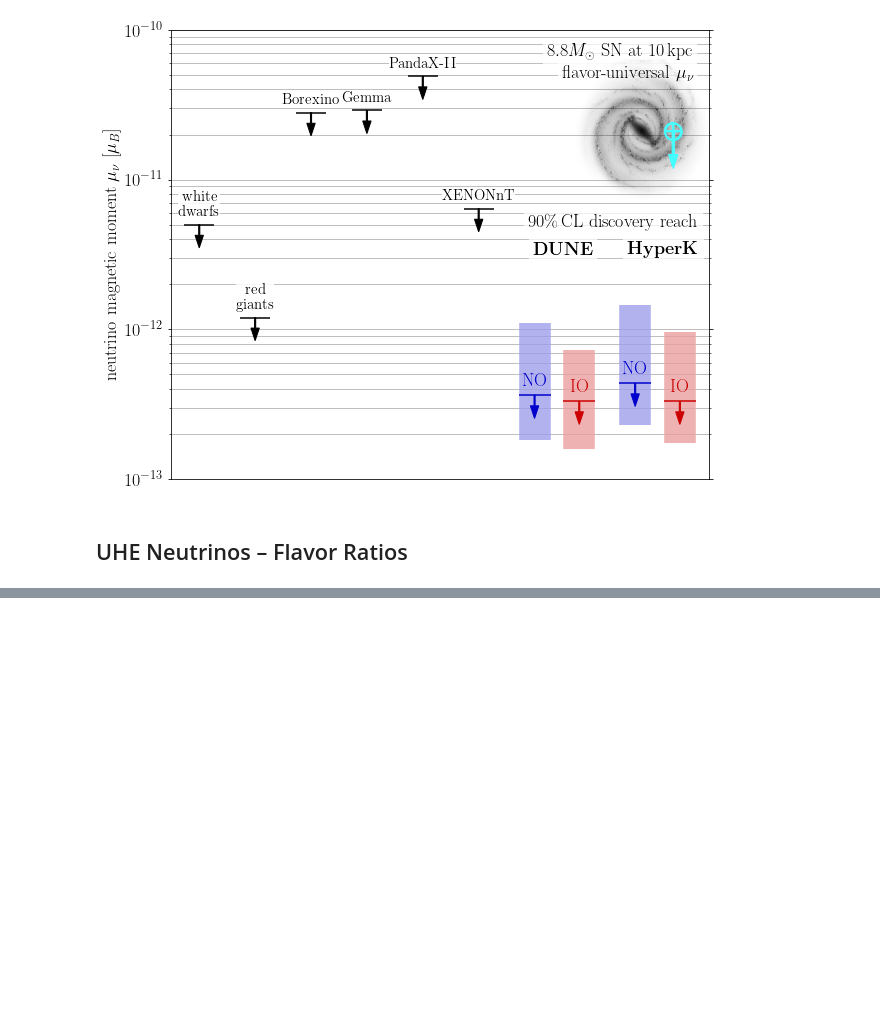
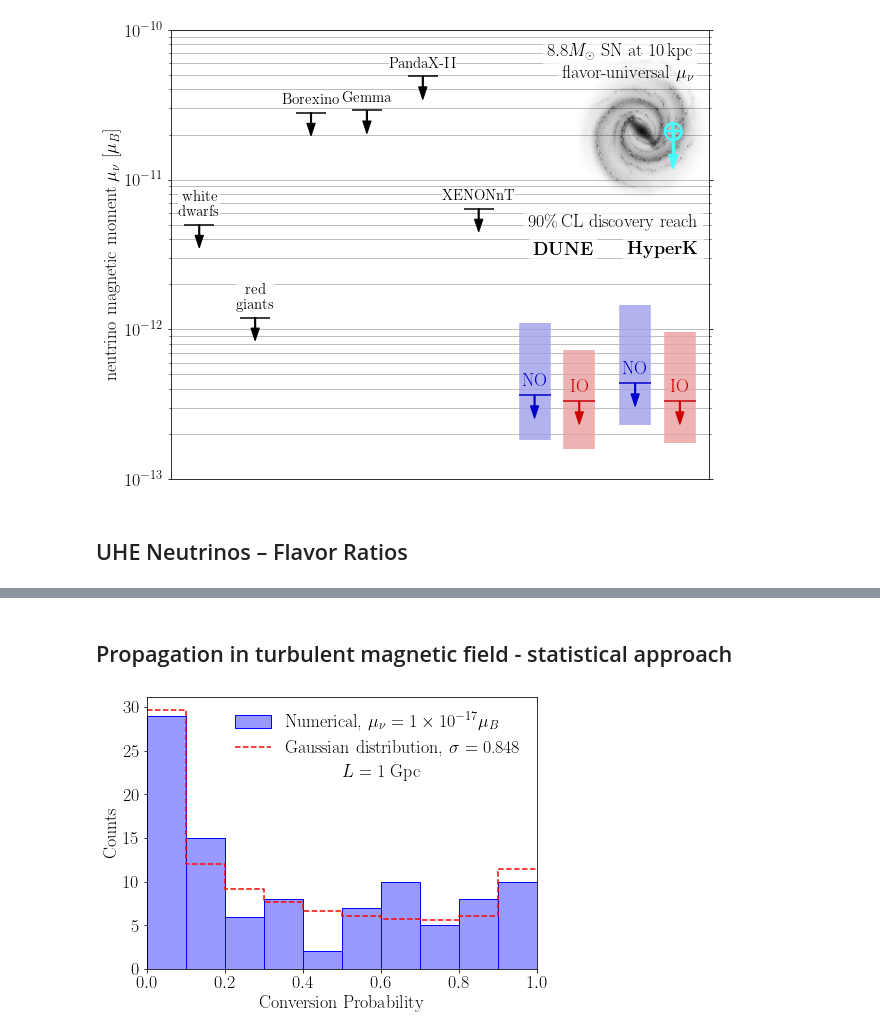
Before and after one commit to koppj/mm-astro-nu, a Jupyter notebook: mm-astro.ipynb, the cells around one changed output, grey strips where cells are left out. Drawn from its saved outputs; the diff is of its cells as text; code cells hidden in the pictures; blank space fills up the shorter version.

```diff
--- a/SN_detection_turbulent.ipynb
+++ b/mm-astro.ipynb
@@ -1102,0 +1023,2 @@ for j, cm in zip(range(1,3), [cmbl, cmgr]):
+# %% [markdown]
+## Propagation in turbulent magnetic field - statistical approach
@@ -1102,0 +1045,62 @@ for j, cm in zip(range(1,3), [cmbl, cmgr]):
+# %%
+xs = np.linspace(0,1,11)
+def fit_gauss(i, sigma):
+    return np.array([100*integrate.quad(lambda x: gauss_pdf(x, sigma), xs[j], xs[j+1], points=[0, 1])[0]/
+                     integrate.quad(lambda x: gauss_pdf(x, sigma), xs[0], xs[10], points=[0, 1])[0]
+                     for j in range(10)])[i.astype(int)]
+def fit_binomial(i, sigma):
+    return np.array([100*integrate.quad(lambda x: binomial_pdf(x, sigma), xs[j], xs[j+1], points=[0, 1])[0]/
+                     integrate.quad(lambda x: binomial_pdf(x, sigma), xs[0], xs[10], points=[0, 1])[0]
+                     for j in range(10)])[i.astype(int)]
+def fit_uniform(i, sigma):
+    return np.array([100*integrate.quad(lambda x: uniform_pdf(x, sigma), xs[j], xs[j+1], points=[0, 1])[0]/
+                     integrate.quad(lambda x: uniform_pdf(x, sigma), xs[0], xs[10], points=[0, 1])[0]
+                     for j in range(10)])[i.astype(int)]
+# %%
+mu_n = 1e-16
+res=np.array([p.P_osc_extragal_2f(mu=mu_n*mu_b, idx=i)[1,-1] for i in range(100)])
+# %%
+fig, ax = plt.subplots()
+fig.set_size_inches(7,5)
+ydata = ax.hist(res, bins=np.linspace(0,1,11), edgecolor='blue',
+                 label=r'Numerical, $\mu_\nu = 1 \times 10^{-17} \mu_B$', color='#9999ff')
+sigma_gauss = optimize.curve_fit(fit_gauss, np.linspace(0, 9, 10), ydata[0], bounds=[0.001, np.inf],
+                                 p0=1e16*mu_n)[0][0]
+#sigma_binomial = optimize.curve_fit(fit_binomial, np.linspace(0, 9, 10), ydata[0], bounds=[0.001, np.inf],
+#                                 p0=1e16*mu_n)[0][0]
+#sigma_uniform = optimize.curve_fit(fit_uniform, np.linspace(0, 9, 10), ydata[0], bounds=[0.01, np.inf],
+#                                 p0=1e16*mu_n)[0][0]
+y_gauss = np.array([integrate.quad(lambda x:gauss_pdf(x, sigma_gauss),
+                              xs[i], xs[i+1], points=[0, 1])[0]
+                    /integrate.quad(lambda x:gauss_pdf(x, sigma_gauss),
+                              xs[0], xs[10], points=[0, 1])[0] for i in range(10)])
+y_gauss = np.array(np.append(y_gauss, y_gauss[-1]))
+#y_binomial = np.array([integrate.quad(lambda x:binomial_pdf(x, sigma_binomial),
+#                              xs[i], xs[i+1], points=[0, 1])[0]/
+#                       integrate.quad(lambda x:binomial_pdf(x, sigma_binomial),
+#                              xs[0], xs[10], points=[0, 1])[0] for i in range(10)])
+#y_binomial = np.array(np.append(y_binomial, y_binomial[-1]))
+#y_uniform = np.array([integrate.quad(lambda x:uniform_pdf(x, sigma_uniform),
+#                              xs[i], xs[i+1], points=[0, 1])[0]/
+#                      integrate.quad(lambda x:uniform_pdf(x, sigma_uniform),
+#                              xs[0], xs[10], points=[0, 1])[0] for i in range(10)])
+#y_uniform = np.array(np.append(y_uniform, y_uniform[-1]))
+ax.plot(xs, 100*y_gauss, ds='steps-post', label=r'Gaussian distribution, $\sigma=$'+' {:.3f}'.format(sigma_gauss),
+         ls='--', c='red')
+#plt.plot(xs, 100*y_binomial, ds='steps-post',
+#         label=r'Binomial distribution, $\sigma=$'+'{:.3f}'.format(sigma_binomial), ls='--')
+#plt.plot(xs, 100*y_uniform, ds='steps-post', label=r'Uniform distribution, $\sigma=$'+'{:.3f}'.format(sigma_uniform),
+#         ls=':')
+#ax.plot(xs, 100*y_binomial, ds='steps-post',
+#         label=r'Binomial distribution, $\sigma=$'+'{:.3f}'.format(sigma_binomial), ls='--')
+#ax.plot(xs, 100*y_uniform, ds='steps-post', label=r'Uniform distribution, $\sigma=$'+'{:.3f}'.format(sigma_uniform),
+#         ls=':')
+ax.set_xlim(0,1)
+ax.set_xlabel('Conversion Probability')
+ax.set_ylabel('Counts')
+ax.legend(frameon=False)
+ax.annotate(r'$L = 1$ Gpc', (0.6,0.75), xycoords='axes fraction', ha='center', va='top')
+#plt.savefig('fig/statistical_modelling_1e-17mub.pdf')
+plt.show()
+# %% [output]
+[figure, added]
```
Also changed, not shown: parts of 15 cells of this notebook, 35 other files.
